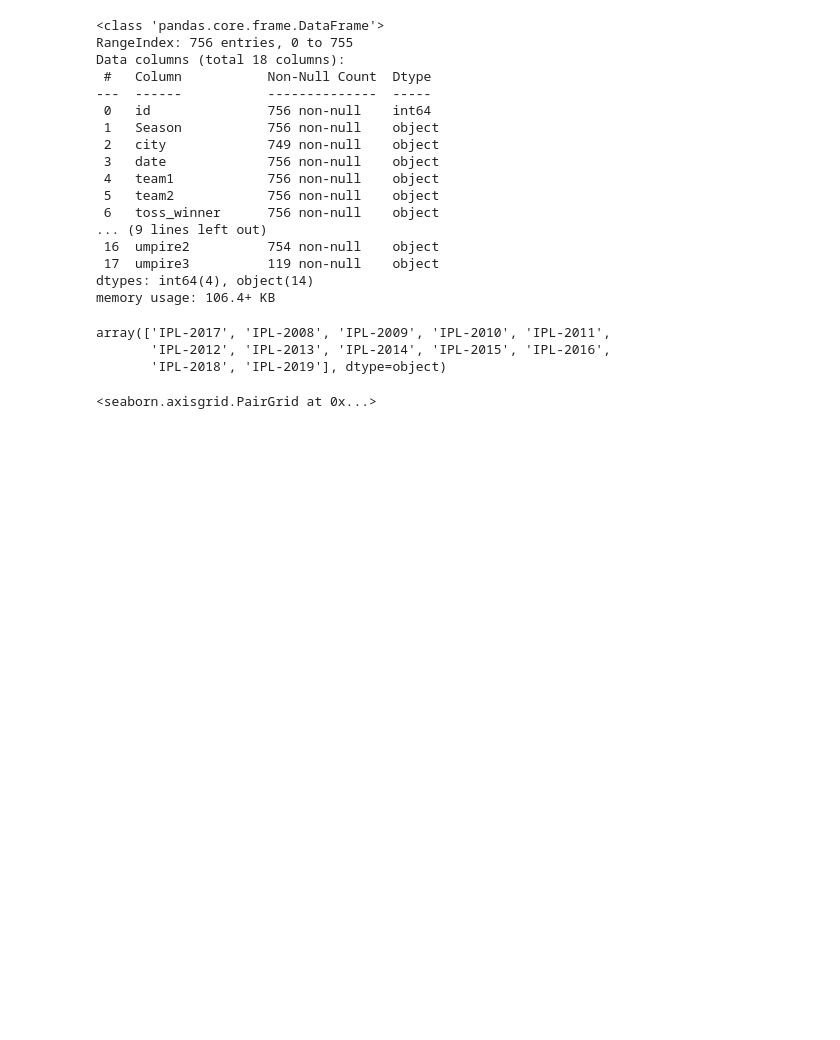
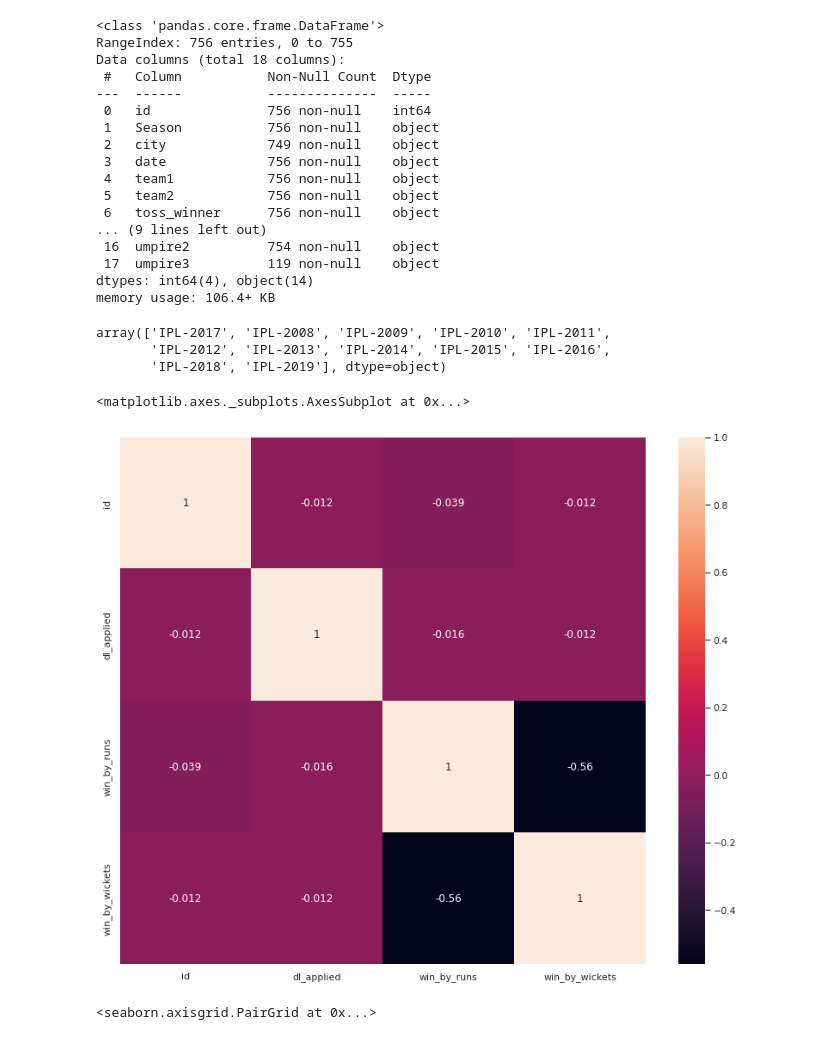
Before and after one commit to NikhilSingh433/Machine-learing-Project, a Jupyter notebook: IPL Matches Visualization/IPL_matches.ipynb, the cells around one changed output. Drawn from its saved outputs; the diff is of its cells as text; code cells hidden in the pictures; blank space fills up the shorter version.

```diff
--- a/IPL Matches Visualization/IPL_matches.ipynb
+++ b/IPL Matches Visualization/IPL_matches.ipynb
@@ -101,6 +101,11 @@ ipl_data['Season'].unique()
 array(['IPL-2017', 'IPL-2008', 'IPL-2009', 'IPL-2010', 'IPL-2011',
        'IPL-2012', 'IPL-2013', 'IPL-2014', 'IPL-2015', 'IPL-2016',
        'IPL-2018', 'IPL-2019'], dtype=object)
+# %%
+sns.heatmap(ipl_data.corr(),annot=True)
+# %% [output]
+<matplotlib.axes._subplots.AxesSubplot at 0x...>
+[figure, added]
 # %%
 sns.set(rc={'figure.figsize':(13.7,11.27)})
 sns.pairplot(ipl_data)
```
Also changed, not shown: parts of 1 cell of this notebook.
